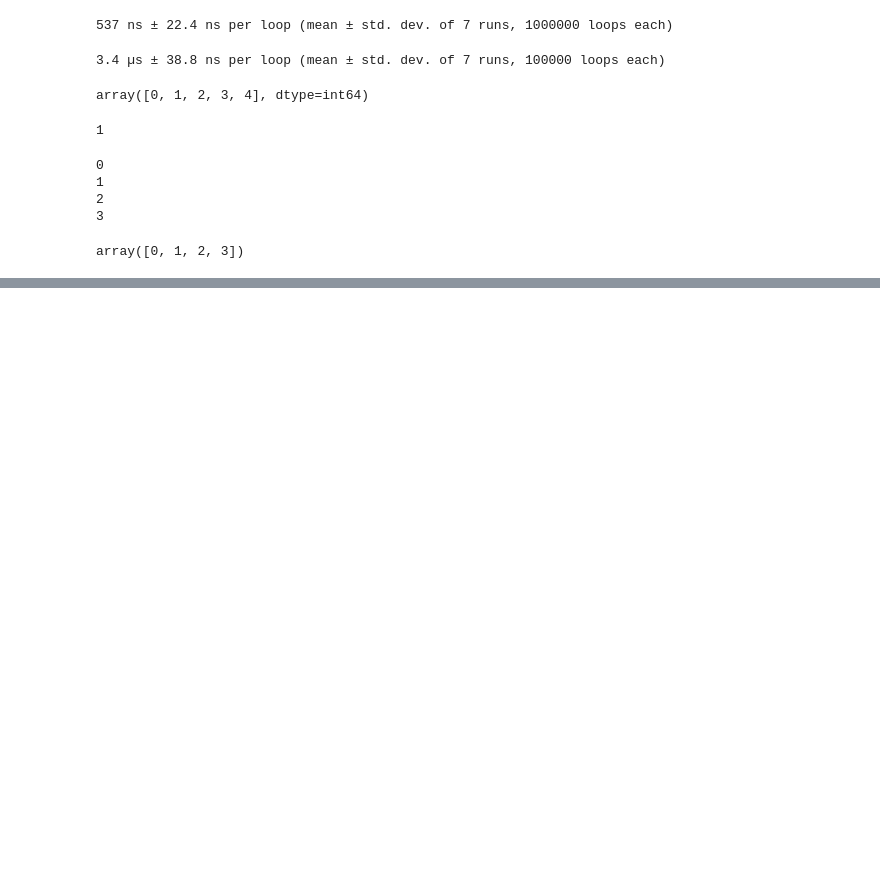
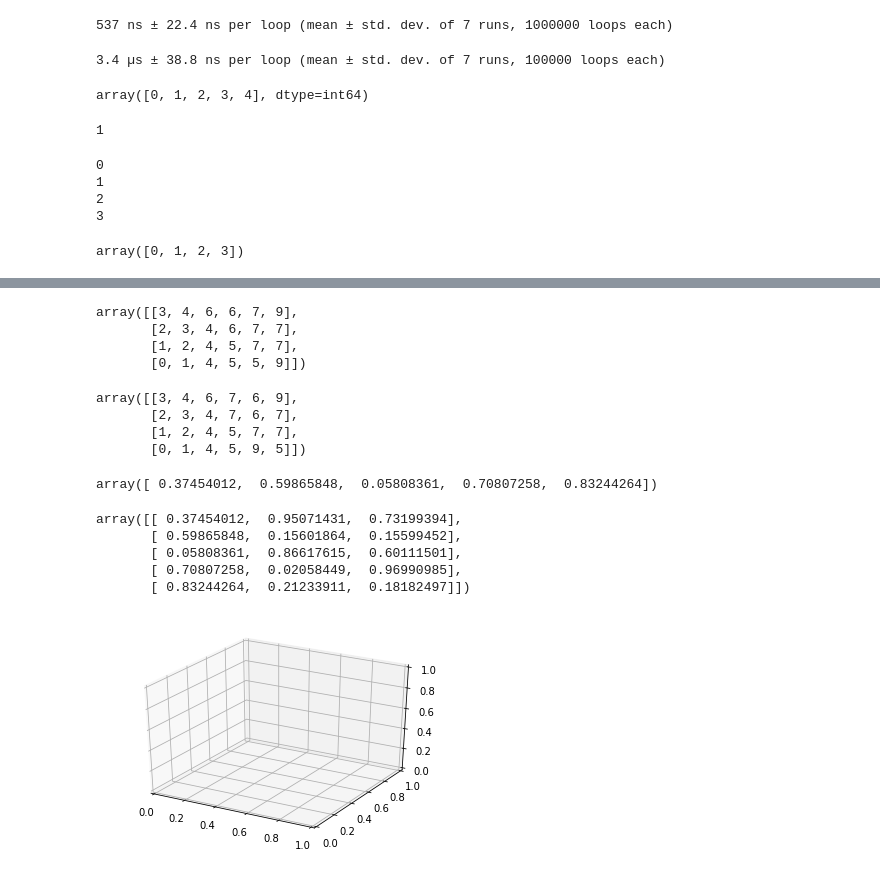
Before and after one commit to priyanshu2411/data-science-handbook-practice, a Jupyter notebook: day 1 practice.ipynb, the cells around one changed output, grey strips where cells are left out. Drawn from its saved outputs; the diff is of its cells as text; code cells hidden in the pictures; blank space fills up the shorter version.

Commit message:
sorting array 50%

```diff
--- a/day 1 practice.ipynb
+++ b/day 1 practice.ipynb
@@ -64,0 +82,14 @@ array([0, 1, 2, 3])
+# %%
+np.sort(x,axis=1)
+# %% [output]
+array([[3, 4, 6, 6, 7, 9],
+       [2, 3, 4, 6, 7, 7],
+       [1, 2, 4, 5, 7, 7],
+       [0, 1, 4, 5, 5, 9]])
+# %%
+np.partition(x,2)#still trying to figure it out stay tuned!
+# %% [output]
+array([[3, 4, 6, 7, 6, 9],
+       [2, 3, 4, 7, 6, 7],
+       [1, 2, 4, 5, 7, 7],
+       [0, 1, 4, 5, 9, 5]])
@@ -64,0 +98,19 @@ array([0, 1, 2, 3])
+# %%
+a[:,0]
+# %% [output]
+array([ 0.37454012,  0.59865848,  0.05808361,  0.70807258,  0.83244264])
+# %%
+a
+# %% [output]
+array([[ 0.37454012,  0.95071431,  0.73199394],
+       [ 0.59865848,  0.15601864,  0.15599452],
+       [ 0.05808361,  0.86617615,  0.60111501],
+       [ 0.70807258,  0.02058449,  0.96990985],
+       [ 0.83244264,  0.21233911,  0.18182497]])
+# %%
+import matplotlib.pyplot as plt
+from mpl_toolkits.mplot3d import Axes3D
+fig = plt.figure()
+ax = fig.add_subplot(111, projection='3d')
+# %% [output]
+[figure, added]
```
Also changed, not shown: parts of 6 cells of this notebook.
